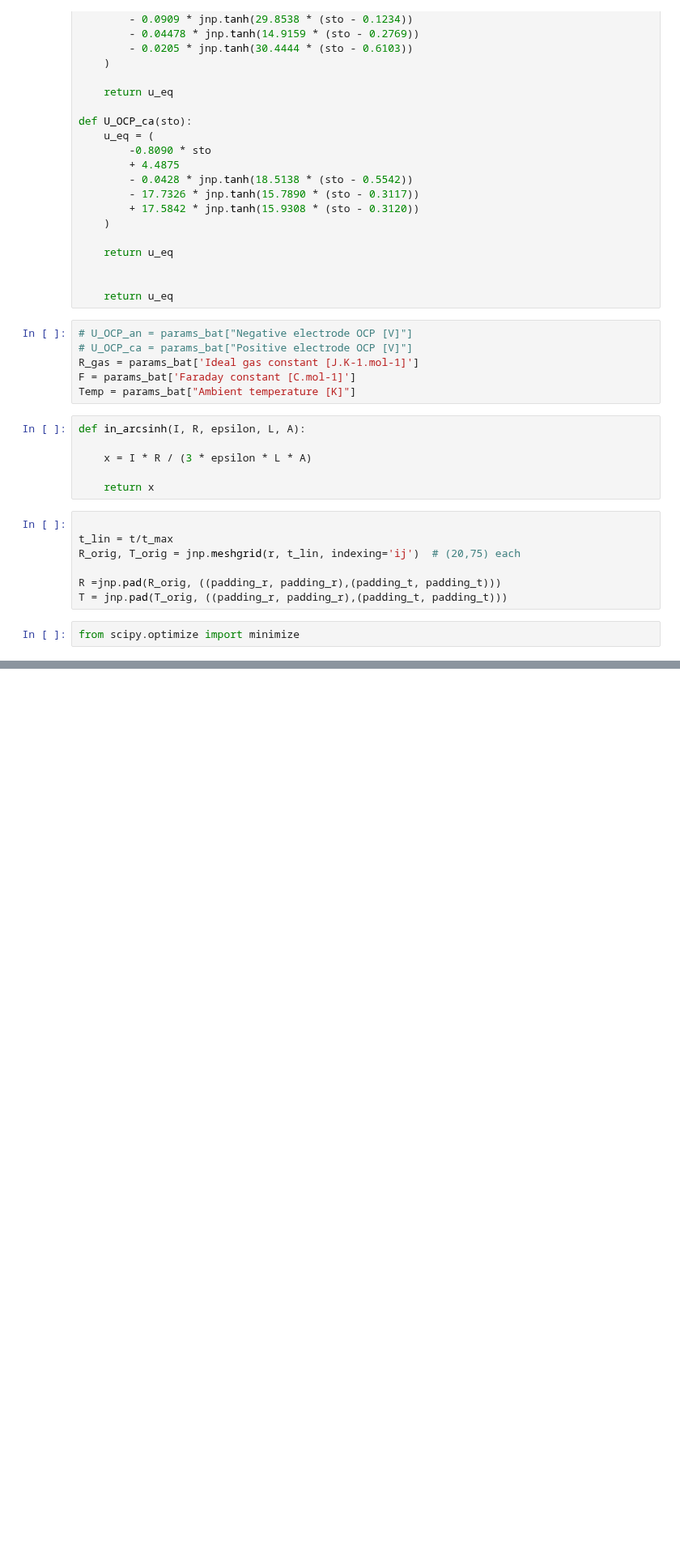
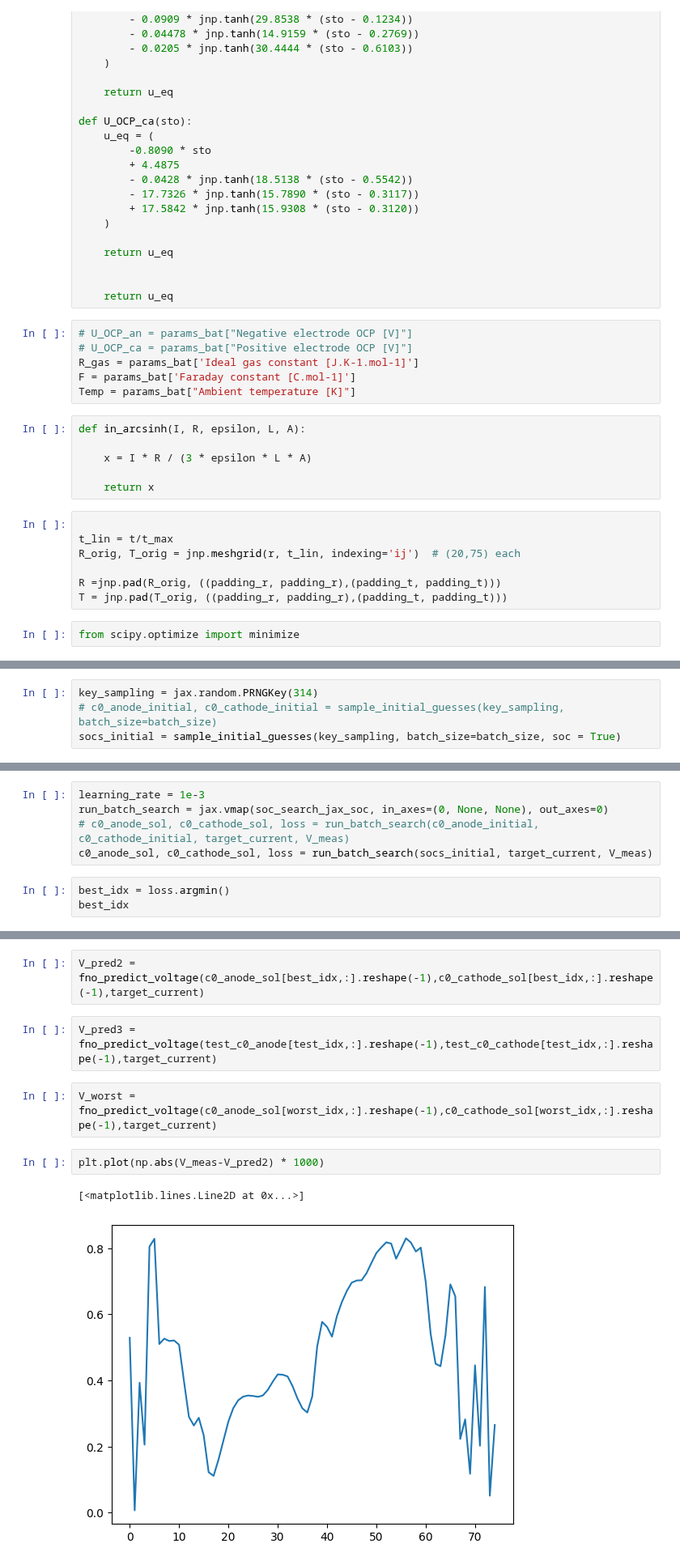
Before and after one commit to yingzai1/spm_neuraloperator, a Jupyter notebook: downstream_soc.ipynb, the cells around one changed output, grey strips where cells are left out. Shown at 81% size. Drawn from its saved outputs; the diff is of its cells as text; blank space fills up the shorter version.

```diff
--- a/downstream_soc.ipynb
+++ b/downstream_soc.ipynb
@@ -537,0 +776,4 @@ for i in range(num_iters):
+# %%
+key_sampling = jax.random.PRNGKey(314)
+# c0_anode_initial, c0_cathode_initial = sample_initial_guesses(key_sampling, batch_size=batch_size)
+socs_initial = sample_initial_guesses(key_sampling, batch_size=batch_size, soc = True)
@@ -537,0 +784,8 @@ for i in range(num_iters):
+# %%
+learning_rate = 1e-3
+run_batch_search = jax.vmap(soc_search_jax_soc, in_axes=(0, None, None), out_axes=0)
+# c0_anode_sol, c0_cathode_sol, loss = run_batch_search(c0_anode_initial, c0_cathode_initial, target_current, V_meas)
+c0_anode_sol, c0_cathode_sol, loss = run_batch_search(socs_initial, target_current, V_meas)
+# %%
+best_idx = loss.argmin()
+best_idx
@@ -537,0 +817,11 @@ for i in range(num_iters):
+# %%
+V_pred2 = fno_predict_voltage(c0_anode_sol[best_idx,:].reshape(-1),c0_cathode_sol[best_idx,:].reshape(-1),target_current)
+# %%
+V_pred3 = fno_predict_voltage(test_c0_anode[test_idx,:].reshape(-1),test_c0_cathode[test_idx,:].reshape(-1),target_current)
+# %%
+V_worst = fno_predict_voltage(c0_anode_sol[worst_idx,:].reshape(-1),c0_cathode_sol[worst_idx,:].reshape(-1),target_current)
+# %%
+plt.plot(np.abs(V_meas-V_pred2) * 1000)
+# %% [output]
+[<matplotlib.lines.Line2D at 0x...>]
+[figure, added]
```
Also changed, not shown: parts of 62 cells of this notebook, 9 other files.
